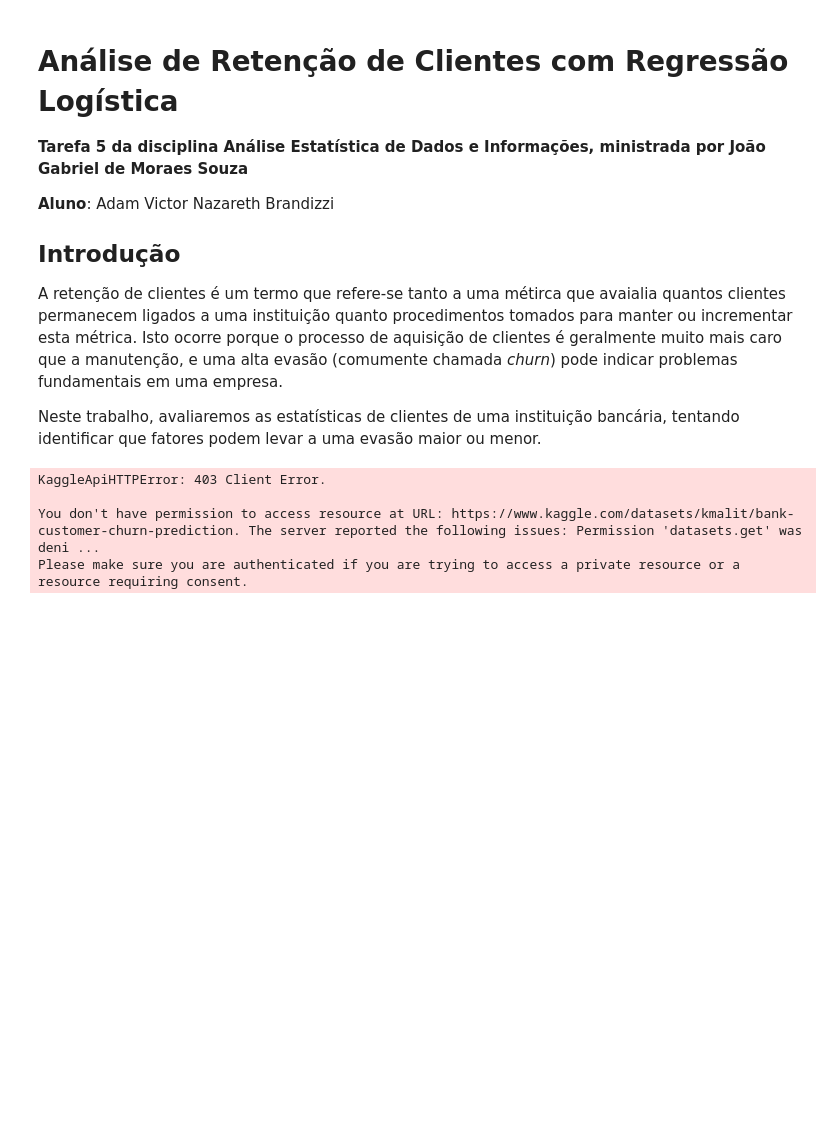
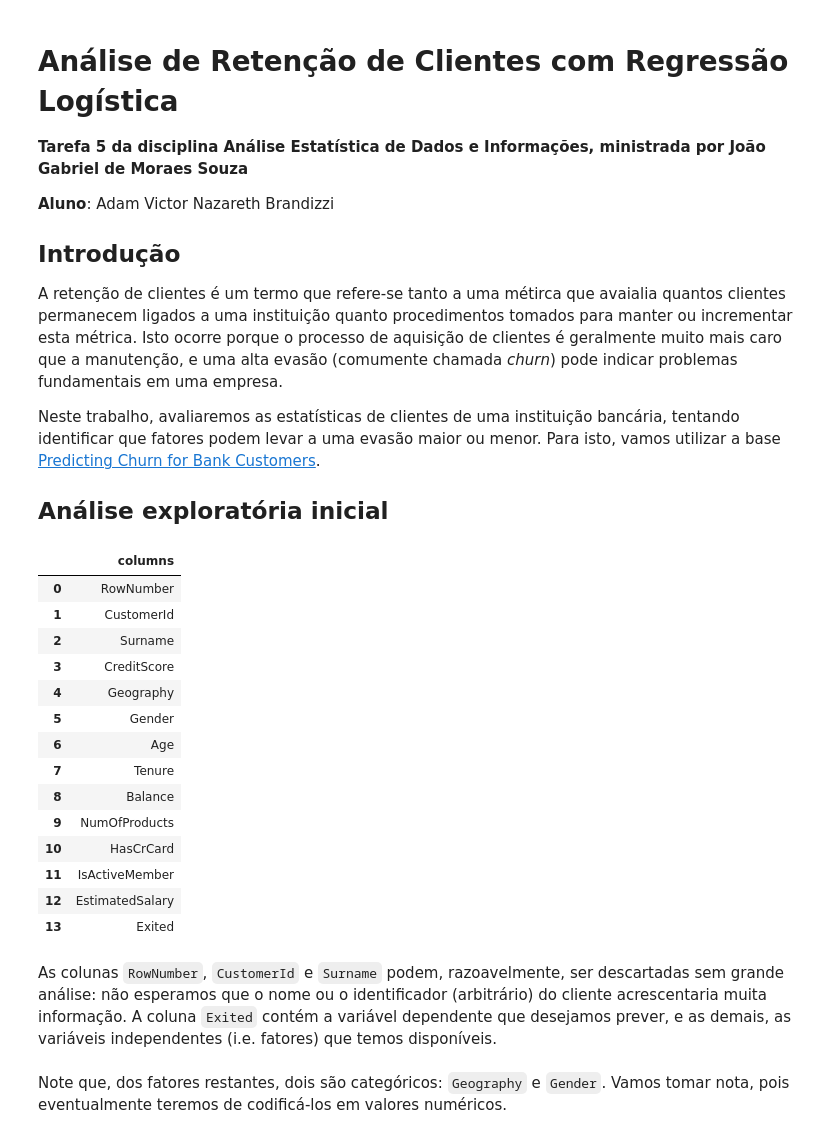
Before and after one commit to brandizzi/AEDI2025, a Jupyter notebook: Tarefa5.ipynb, the cells around one changed output. Saved outputs shown, nothing was run; the diff lists cells and outputs as text; code cells hidden in the pictures; blank space fills up the shorter version.

```diff
--- a/Tarefa5.ipynb
+++ b/Tarefa5.ipynb
@@ -9,17 +9,28 @@
 
 A retenção de clientes é um termo que refere-se tanto a uma métirca que avaialia quantos clientes permanecem ligados a uma instituição quanto procedimentos tomados para manter ou incrementar esta métrica. Isto ocorre porque o processo de aquisição de clientes é geralmente muito mais caro que a manutenção, e uma alta evasão (comumente chamada *churn*) pode indicar problemas fundamentais em uma empresa.
 
-Neste trabalho, avaliaremos as estatísticas de clientes de uma instituição bancária, tentando identificar que fatores podem levar a uma evasão maior ou menor.
+Neste trabalho, avaliaremos as estatísticas de clientes de uma instituição bancária, tentando identificar que fatores podem levar a uma evasão maior ou menor. Para isto, vamos utilizar a base [Predicting Churn for Bank Customers](https://www.kaggle.com/datasets/adammaus/predicting-churn-for-bank-customers?resource=download).
+
+## Análise exploratória inicial
-# %%
-import kagglehub
-from pathlib import Path
-
-path = Path(kagglehub.dataset_download("kmalit/bank-customer-churn-prediction"))
-#filename = next(path.glob('*'))
-#df = pd.read_csv(path / filename)
-path.glob('*')
-# %% [output]
-KaggleApiHTTPError: 403 Client Error.
-
-You don't have permission to access resource at URL: https://www.kaggle.com/datasets/kmalit/bank-customer-churn-prediction. The server reported the following issues: Permission 'datasets.get' was deni ...
-Please make sure you are authenticated if you are trying to access a private resource or a resource requiring consent.
+# %%
+import pandas as pd
+df = pd.read_csv('./Churn_Modelling.csv')
+pd.DataFrame(dict(columns=df.columns))
+# %% [output]
+|  | columns |
+| 0 | RowNumber |
+| 1 | CustomerId |
+| 2 | Surname |
+| 3 | CreditScore |
+| 4 | Geography |
+| 5 | Gender |
+| 6 | Age |
+| 7 | Tenure |
+| 8 | Balance |
+| 9 | NumOfProducts |
+| 10 | HasCrCard |
+| 11 | IsActiveMember |
+| 12 | EstimatedSalary |
+| 13 | Exited |
+# %% [markdown]
+As colunas `RowNumber`, `CustomerId` e `Surname` podem, razoavelmente, ser descartadas sem grande análise: não esperamos que o nome ou o identificador (arbitrário) do cliente acrescentaria muita informação. A coluna `Exited` contém a variável dependente que desejamos prever, e as demais, as variáveis independentes (i.e. fatores) que temos disponíveis.
@@ -25,0 +40,2 @@ Please make sure you are authenticated if you are trying to access a private res
+# %% [markdown]
+Note que, dos fatores restantes, dois são categóricos:  `Geography` e `Gender`. Vamos tomar nota, pois eventualmente teremos de codificá-los em valores numéricos.
```
Also changed, not shown: parts of 12 cells of this notebook.
